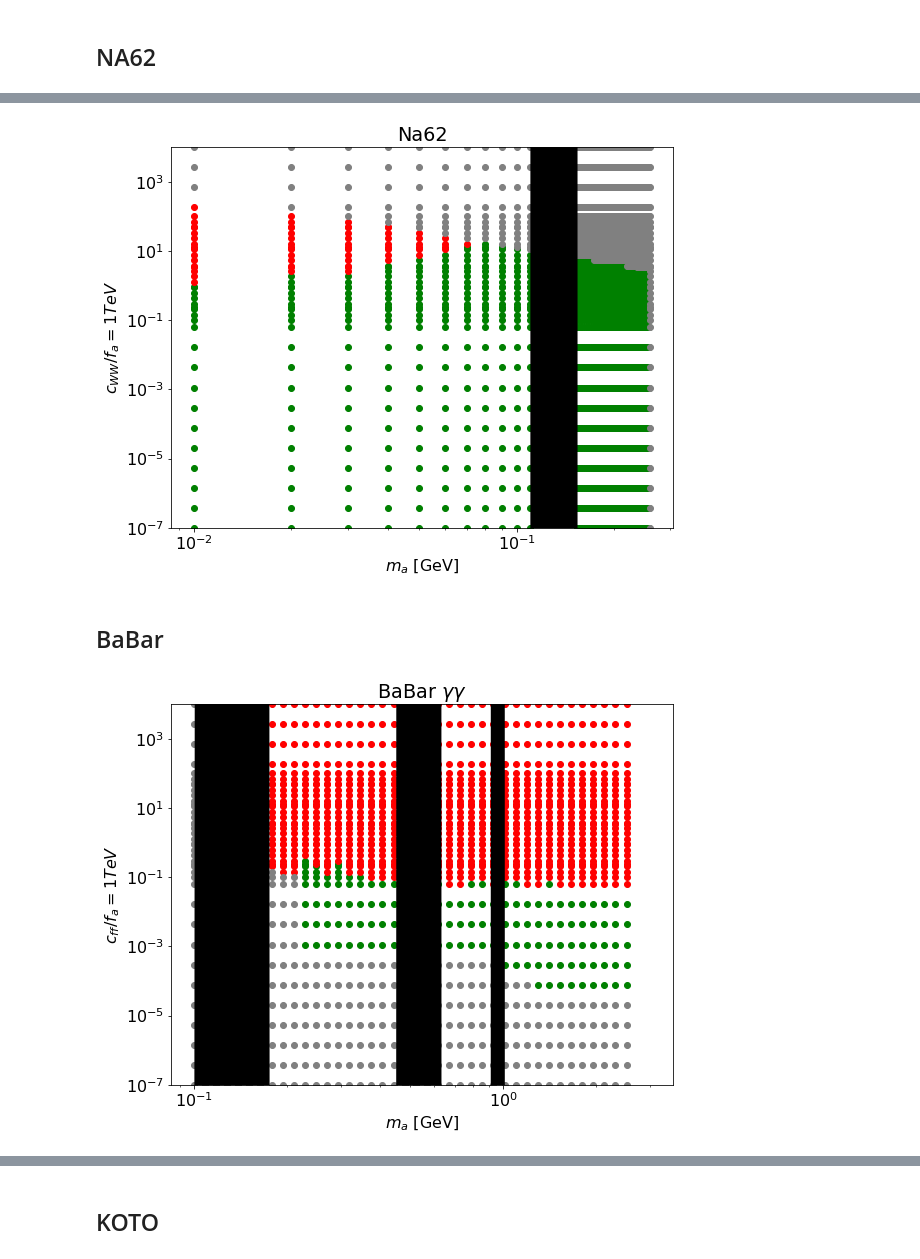
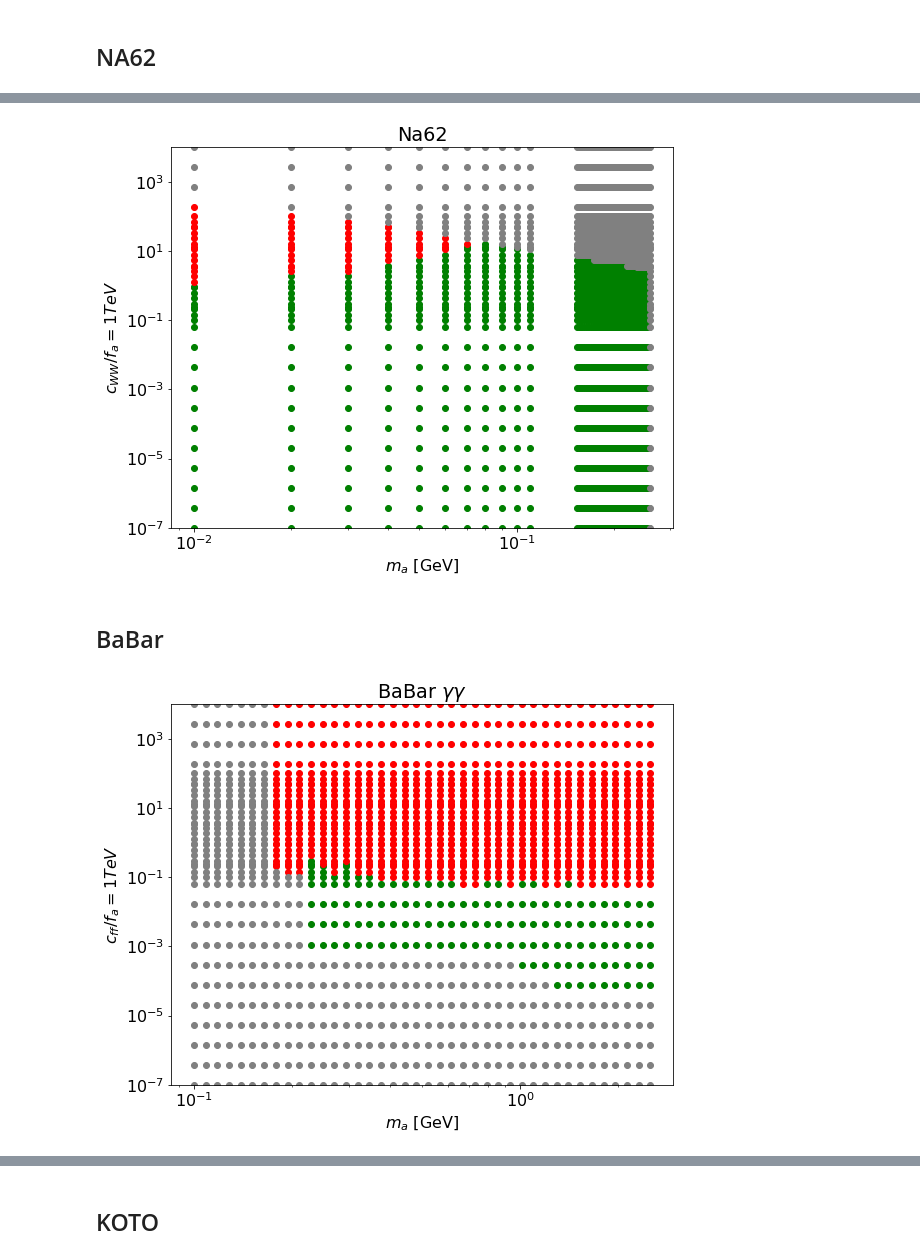
Before and after one commit to anasthesia/alps-BelleII, a Jupyter notebook: python/alps-visible-bounds_up-to-date-BRs.ipynb, the cells around one changed output, grey strips where cells are left out. Saved outputs shown, nothing was run; the diff lists cells and outputs as text; code cells hidden in the pictures.

```diff
--- a/python/alps-visible-bounds_up-to-date-BRs.ipynb
+++ b/python/alps-visible-bounds_up-to-date-BRs.ipynb
@@ -1039,10 +1080,12 @@ plt.figure(figsize=(9, 7))
 
 
 # plotAllAllowed("output/m-tau-c-BRKtoPia-cWW_combined.dat",0,2)
+# plotAllowedWCuts("output/m-tau-c-BRKtoPia-cWW_combined.dat",0,2,1,mMin=0,mMax=260*10**-3,\
+#                  tauMin=100,tauMax=np.infty)
 plotAllowedWCuts("output/m-tau-c-BRKtoPia-cWW_combined.dat",0,2,1,mMin=0,mMax=260*10**-3,\
                  tauMin=100,tauMax=np.infty)
 
-plotCutOutRegions(cutoutRegionsNa62,0.05,0.2,10**-7,10**5,3,color="black")
+# plotCutOutRegions(cutoutRegionsNa62,0.05,0.2,10**-7,10**5,3,color="black")
 
 plt.title('Na62')
 plt.xlabel('$m_a$ [GeV]')
@@ -1057,32 +1100,32 @@ plt.yscale("log")
 
 plt.savefig('plots/Na62_cWW_bound_new_form.png', dpi=300, bbox_inches='tight')
 # %% [output]
-[figure, old version]
+[figure, new version]
 # %% [markdown]
 ## BaBar
 # %%
 plt.figure(figsize=(9, 7))
 
 
 # plotAllAllowed("output/m-tau-c-BRBtoKgammagamma-cff_combined.dat",0,2)
 plotAllowedWCuts("output/m-tau-c-BRBtoKgammagamma-cff_combined.dat",0,2,1,mMin=0.175,mMax=4.78,\
                  tauMin=0,tauMax=100/sm['c']*10**12)
 
-plotCutOutRegions(cutoutRegionsBaBargammagamma,0.1,3,10**-7,10**5,2,color="black")
+# plotCutOutRegions(cutoutRegionsBaBargammagamma,0.1,3,10**-7,10**5,2,color="black")
 
 plt.title('BaBar $\gamma \gamma$')
 plt.xlabel('$m_a$ [GeV]')
 #plt.xlim(0.2,0.2)
 plt.ylabel('$c_{ff}/f_a=1 TeV$')
 plt.xscale("log")
 plt.yscale("log")
 
 # plt.xlim(9*10**-3, 4)
 plt.ylim(10**-7, 10**4)
 
 plt.savefig('plots/BaBar-gammagamma_cff_bound_new_form.png', dpi=300, bbox_inches='tight')
 # %% [output]
-[figure, old version]
+[figure, new version]
 # %%
 plt.figure(figsize=(9, 7))
 
```
Also changed, not shown: parts of 20 cells of this notebook, 4 other files.
